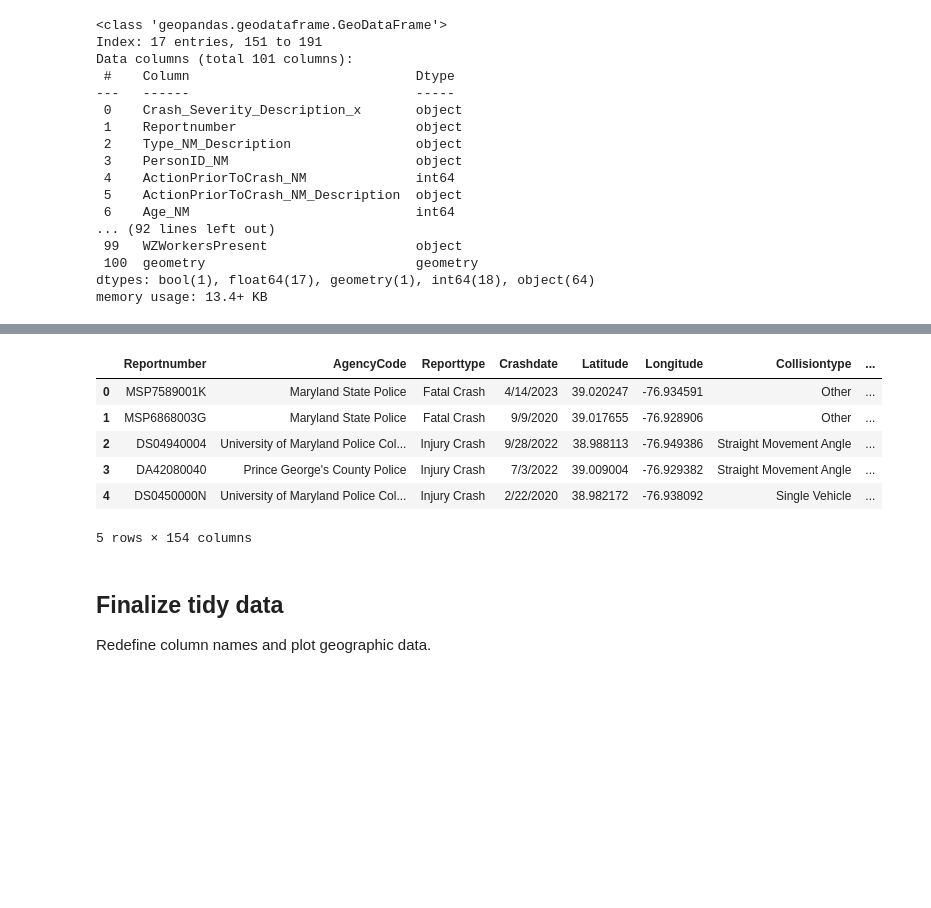
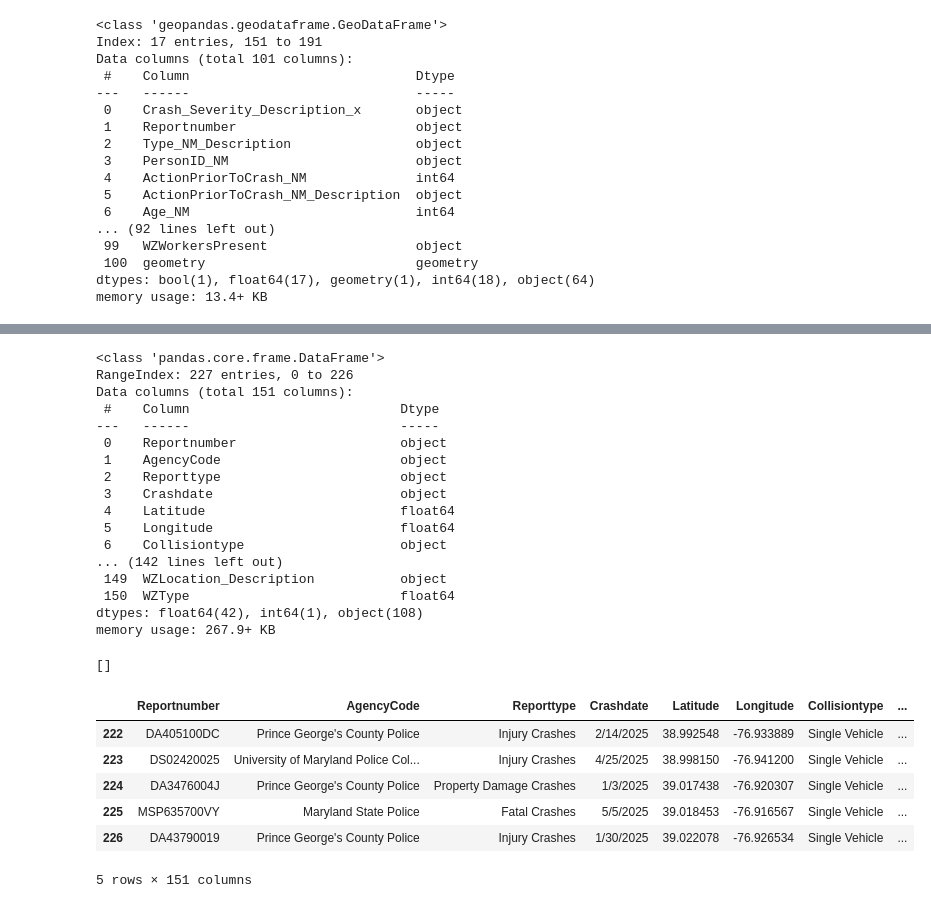
Before and after one commit to p-med/MD_crash_data, a Jupyter notebook: Data_prep.ipynb, the cells around one changed output, grey strips where cells are left out. Cells and saved outputs as stored; diff of their text form; code cells hidden in the pictures; blank space fills up the shorter version.

```diff
--- a/Data_prep.ipynb
+++ b/Data_prep.ipynb
@@ -246,9 +248,10 @@ name_pairs = {
     'MilepointDirection':'Milepointdirection',
     'MilepointDistance':'Milepointdistance',
     'MilepointUnits':'Milepointdistanceunits',
+    'RouteType_Description':'Reference_Route_Type',
 }
 # %%
 cp_non_motorists_crash.rename(columns=name_pairs, inplace=True)
-cp_non_motorists_crash.drop('Crash_Severity_Description_y',axis=1)
-cp_non_motorists_crash.head(5)
+cp_non_motorists_crash = cp_non_motorists_crash.drop(['Crash_Severity_Description_y','Surface','geometry'],axis=1)
+cp_non_motorists_crash.info(verbose=True)
 # %% [output]
@@ -282,14 +289,47 @@ print(duplicates)
 # %%
 cp_non_motorists_crash_merged = pd.concat([original_dataset, cp_non_motorists_crash], ignore_index=True)
-cp_non_motorists_crash_merged.head(5)
+cp_non_motorists_crash_merged.info(verbose=True)
 # %% [output]
-|  | Reportnumber | AgencyCode | Reporttype | Crashdate | Latitude | Longitude | Collisiontype | ... |
-| 0 | MSP7589001K | Maryland State Police | Fatal Crash | 4/14/2023 | 39.020247 | -76.934591 | Other | ... |
-| 1 | MSP6868003G | Maryland State Police | Fatal Crash | 9/9/2020 | 39.017655 | -76.928906 | Other | ... |
-| 2 | DS04940004 | University of Maryland Police Col... | Injury Crash | 9/28/2022 | 38.988113 | -76.949386 | Straight Movement Angle | ... |
-| 3 | DA42080040 | Prince George's County Police | Injury Crash | 7/3/2022 | 39.009004 | -76.929382 | Straight Movement Angle | ... |
-| 4 | DS0450000N | University of Maryland Police Col... | Injury Crash | 2/22/2020 | 38.982172 | -76.938092 | Single Vehicle | ... |
-5 rows × 154 columns
+<class 'pandas.core.frame.DataFrame'>
+RangeIndex: 227 entries, 0 to 226
+Data columns (total 151 columns):
+ #    Column                           Dtype
+---   ------                           -----
+ 0    Reportnumber                     object
+ 1    AgencyCode                       object
+ 2    Reporttype                       object
+ 3    Crashdate                        object
+ 4    Latitude                         float64
+ 5    Longitude                        float64
+ 6    Collisiontype                    object
+... (142 lines left out)
+ 149  WZLocation_Description           object
+ 150  WZType                           float64
+dtypes: float64(42), int64(1), object(108)
+memory usage: 267.9+ KB
-# %% [markdown]
-## Finalize tidy data
-Redefine column names and plot geographic data.
+# %%
+# Look for duplicate column names
+seen = set()
+# A list to store duplicates found in the input list
+duplicates = []
+
+# Iterate over each element in the list
+for i in list(cp_non_motorists_crash_merged.columns):
+    if i in seen:
+        duplicates.append(i)
+    else:
+        seen.add(i)
+
+print(duplicates)
+# %% [output]
+[]
+# %%
+cp_non_motorists_crash_merged.tail(5)
+# %% [output]
+|  | Reportnumber | AgencyCode | Reporttype | Crashdate | Latitude | Longitude | Collisiontype | ... |
+| 222 | DA405100DC | Prince George's County Police | Injury Crashes | 2/14/2025 | 38.992548 | -76.933889 | Single Vehicle | ... |
+| 223 | DS02420025 | University of Maryland Police Col... | Injury Crashes | 4/25/2025 | 38.998150 | -76.941200 | Single Vehicle | ... |
+| 224 | DA3476004J | Prince George's County Police | Property Damage Crashes | 1/3/2025 | 39.017438 | -76.920307 | Single Vehicle | ... |
+| 225 | MSP635700VY | Maryland State Police | Fatal Crashes | 5/5/2025 | 39.018453 | -76.916567 | Single Vehicle | ... |
+| 226 | DA43790019 | Prince George's County Police | Injury Crashes | 1/30/2025 | 39.022078 | -76.926534 | Single Vehicle | ... |
+5 rows × 151 columns
```
Also changed, not shown: parts of 12 cells of this notebook, 2 other files.
